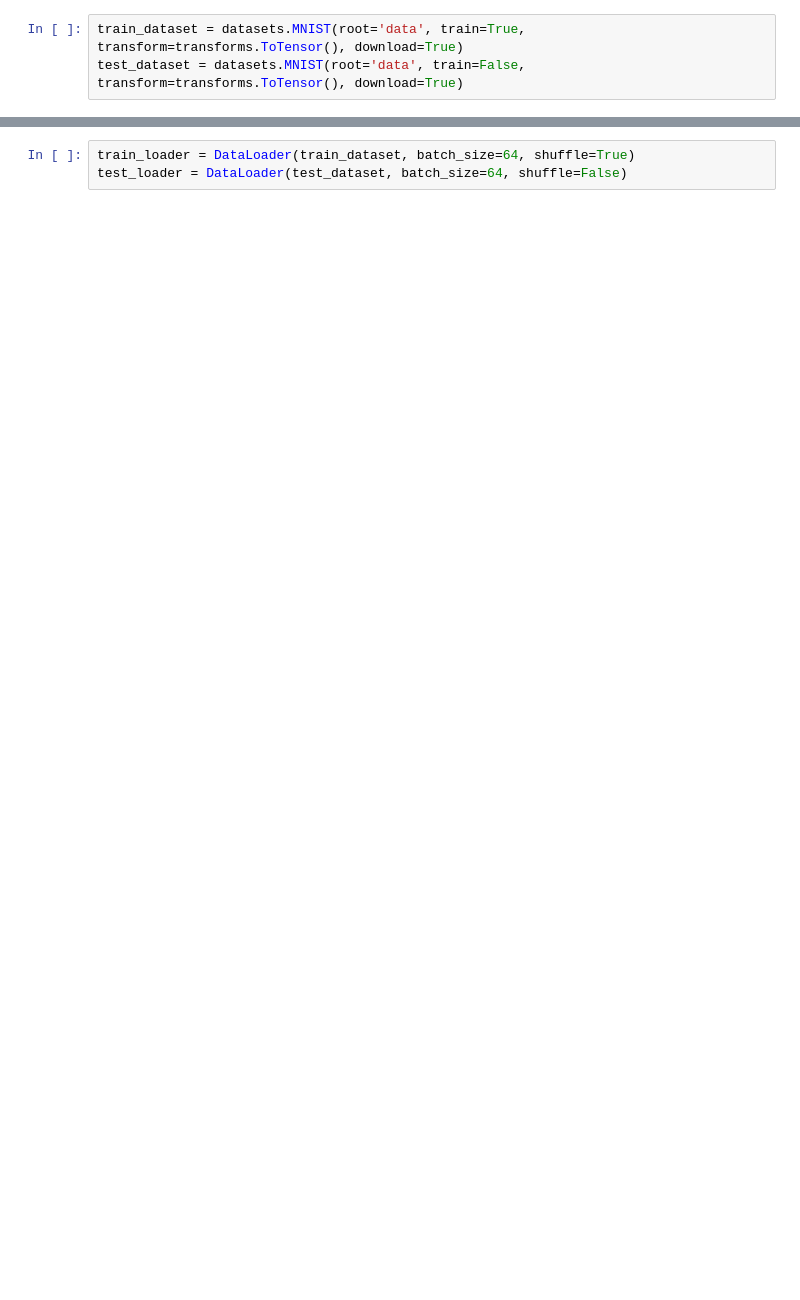
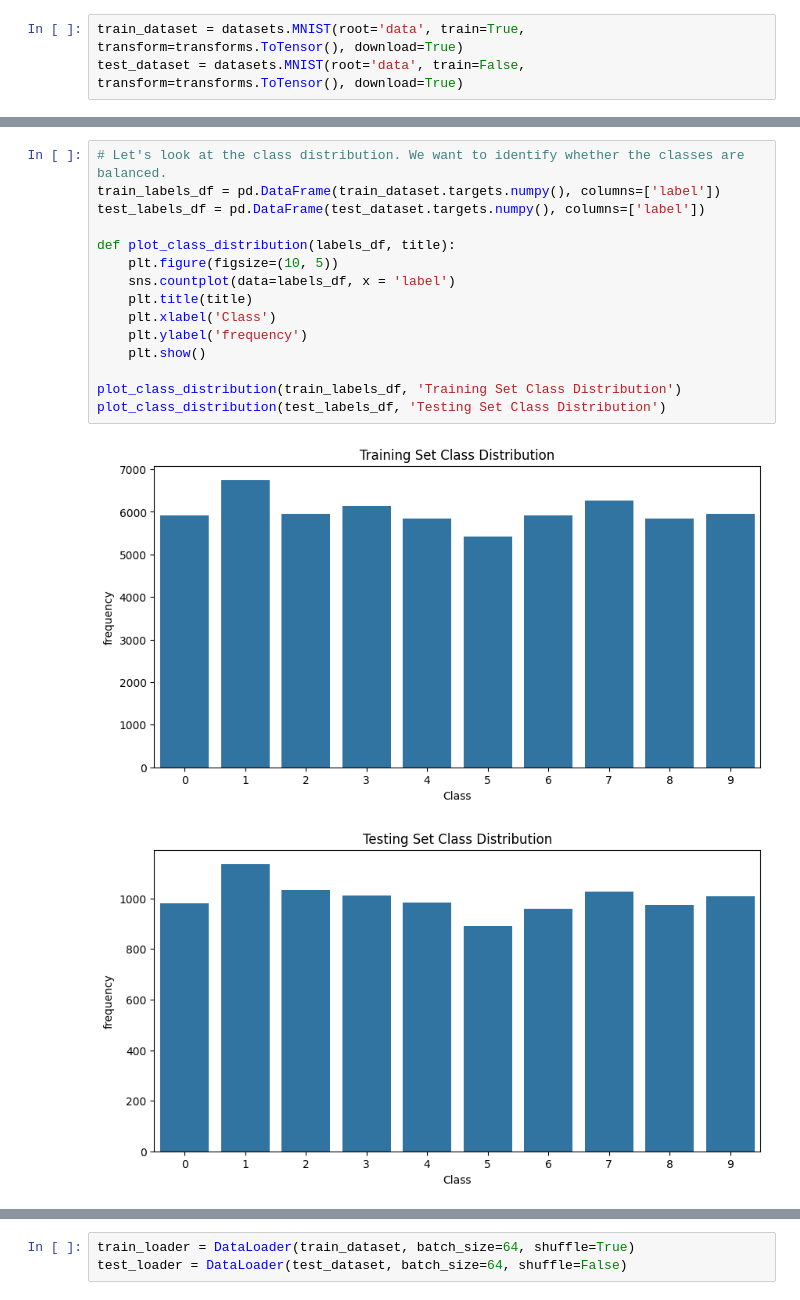
Before and after one commit to AlexanderAKM/MNIST-tutorials, a Jupyter notebook: MNIST.ipynb, the cells around one changed output, grey strips where cells are left out. Saved outputs shown, nothing was run; the diff lists cells and outputs as text; blank space fills up the shorter version.

Commit message:
Quite some progress in data visualization

```diff
--- a/MNIST.ipynb
+++ b/MNIST.ipynb
@@ -15,0 +34,18 @@ plt.title
+# %%
+# Let's look at the class distribution. We want to identify whether the classes are balanced.
+train_labels_df = pd.DataFrame(train_dataset.targets.numpy(), columns=['label'])
+test_labels_df = pd.DataFrame(test_dataset.targets.numpy(), columns=['label'])
+
+def plot_class_distribution(labels_df, title):
+    plt.figure(figsize=(10, 5))
+    sns.countplot(data=labels_df, x = 'label')
+    plt.title(title)
+    plt.xlabel('Class')
+    plt.ylabel('frequency')
+    plt.show()
+
+plot_class_distribution(train_labels_df, 'Training Set Class Distribution')
+plot_class_distribution(test_labels_df, 'Testing Set Class Distribution')
+# %% [output]
+[figure, added]
+[figure, added]
```
Also changed, not shown: parts of 10 cells of this notebook.
